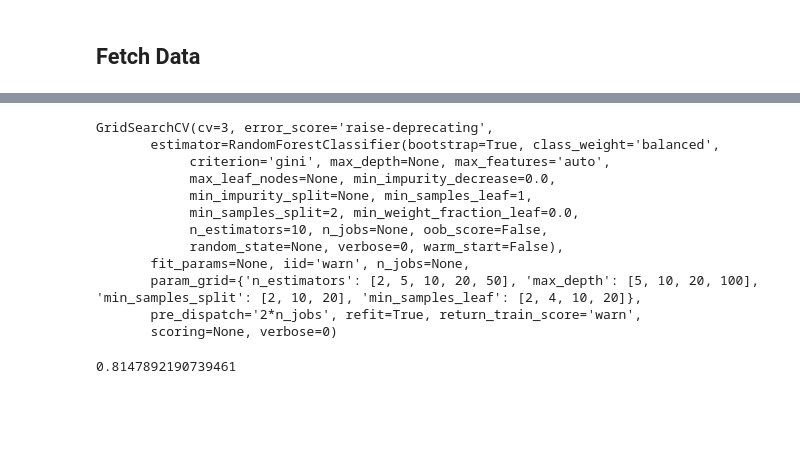
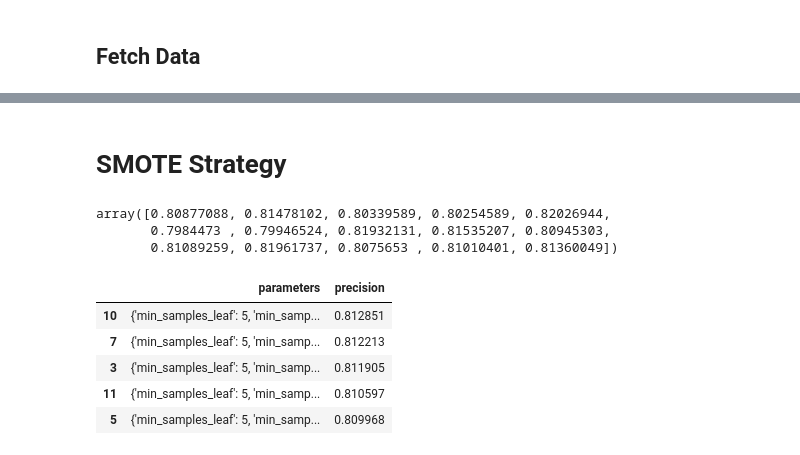
Before and after one commit to caseywasey/Bank-Marketing-Data-Set-Example-Project, a Jupyter notebook: Bank Project - Resampling.ipynb, the cells around one changed output, grey strips where cells are left out. Drawn from its saved outputs; the diff is of its cells as text; code cells hidden in the pictures; blank space fills up the shorter version.

```diff
--- a/Bank Project - Resampling.ipynb
+++ b/Bank Project - Resampling.ipynb
@@ -92,6 +163,16 @@ GaussianNB(priors=None, var_smoothing=1e-09)
+# %%
+rtree = RandomForestClassifier()
+dtree = DecisionTreeClassifier()
+lreg = LogisticRegression()
+nbayes = GaussianNB()
+
+rtree.fit(ct.fit_transform(X_train),y_train)
+dtree.fit(ct.fit_transform(X_train),y_train)
+lreg.fit(ct.fit_transform(X_train),y_train)
+nbayes.fit(ct.fit_transform(X_train),y_train)
 # %%
-plt.figure(figsize=(10,8))
-from matplotlib.pyplot import cm
+plt.figure(figsize=(10,5))
+
 color=iter(cm.rainbow(np.linspace(0,1,4)))
 model_dict = {'NaiveBayes':nbayes,'LogisticRegression':lreg,'DecisionTreeClassifier':dtree,'RandomForestClassifier':rtree}
 
@@ -99,15 +180,13 @@ for model in model_dict.keys():
     y_score = model_dict[model].predict_proba(ct.fit_transform(X_test))
     fpr, tpr, thresholds = roc_curve(y_test, y_score[:, 1])
     roc_auc = auc(fpr, tpr)
-    lw = 2
-    c = next(color)
-    plt.plot(fpr, tpr, lw=lw, color = c, label=model + ': %0.2f' % roc_auc)
-    plt.plot([0, 1], [0, 1], color='navy', lw=lw, linestyle='--')
+    plt.plot(fpr, tpr, lw=2, color = next(color), label=model + ': %0.2f' % roc_auc)
+    plt.plot([0, 1], [0, 1], color='navy', lw=2, linestyle='--')
 
 plt.xlim([0.0, 1.0])
 plt.ylim([0.0, 1.05])
 plt.xlabel('False Positive Rate')
 plt.ylabel('True Positive Rate')
-plt.title('Receiver operating characteristic example')
+plt.title('ROC Curves\nUpsampling')
 plt.legend(loc="lower right")
 plt.show()
@@ -119,23 +193,2 @@ prec_scorer = make_scorer(precision_score)
-# %%
-rtree_params = {'n_estimators':[2,5,10,20,50],'max_depth':[5,10,20,100],
- 'min_samples_split':[2,10,20],
-  'min_samples_leaf':[2,4,10,20]}
-clf = GridSearchCV(rtree, cv=3, param_grid = rtree_params)
-clf.fit(ct.fit_transform(X_train), y_train)
-# %% [output]
-GridSearchCV(cv=3, error_score='raise-deprecating',
-       estimator=RandomForestClassifier(bootstrap=True, class_weight='balanced',
-            criterion='gini', max_depth=None, max_features='auto',
-            max_leaf_nodes=None, min_impurity_decrease=0.0,
-            min_impurity_split=None, min_samples_leaf=1,
-            min_samples_split=2, min_weight_fraction_leaf=0.0,
-            n_estimators=10, n_jobs=None, oob_score=False,
-            random_state=None, verbose=0, warm_start=False),
-       fit_params=None, iid='warn', n_jobs=None,
-       param_grid={'n_estimators': [2, 5, 10, 20, 50], 'max_depth': [5, 10, 20, 100], 'min_samples_split': [2, 10, 20], 'min_samples_leaf': [2, 4, 10, 20]},
-       pre_dispatch='2*n_jobs', refit=True, return_train_score='warn',
-       scoring=None, verbose=0)
-# %%
-precision_score(y_test, clf.predict(ct.transform(X_test)))
-# %% [output]
-0.8147892190739461
+# %% [markdown]
+# SMOTE Strategy
@@ -141,0 +197,27 @@ precision_score(y_test, clf.predict(ct.transform(X_test)))
+# %%
+sm = SMOTE(sampling_strategy = 0.5, random_state=101)
+
+X_train, X_test, y_train, y_test = train_test_split(df_t.drop(['y_trans'],axis=1), df_t.y_trans, stratify = df_t.y_trans, random_state = 101, test_size = 0.25)
+
+X_res, y_res = sm.fit_resample(ct.fit_transform(X_train), y_train)
+rtree = RandomForestClassifier(class_weight='balanced')
+rtree_params = {'n_estimators':[5,10,15,20], 'min_samples_split':[2,5,10,20], 'min_samples_leaf':[5, 10, 20, 25]}
+clf = GridSearchCV(rtree, cv=5, param_grid = rtree_params, scoring=prec_scorer)
+clf.fit(X_res, y_res)
+
+cv = RepeatedStratifiedKFold(n_splits=5, n_repeats=3, random_state=101)
+scores = cross_val_score(clf.best_estimator_, X_res, y_res, scoring=prec_scorer, cv=cv)
+scores
+# %% [output]
+array([0.80877088, 0.81478102, 0.80339589, 0.80254589, 0.82026944,
+       0.7984473 , 0.79946524, 0.81932131, 0.81535207, 0.80945303,
+       0.81089259, 0.81961737, 0.8075653 , 0.81010401, 0.81360049])
+# %%
+pd.DataFrame(data = np.stack([clf.cv_results_['params'],clf.cv_results_['mean_test_score']],axis=1), columns = ['parameters','precision']).sort_values(by='precision',ascending=False).head()
+# %% [output]
+|  | parameters | precision |
+| 10 | {'min_samples_leaf': 5, 'min_samp... | 0.812851 |
+| 7 | {'min_samples_leaf': 5, 'min_samp... | 0.812213 |
+| 3 | {'min_samples_leaf': 5, 'min_samp... | 0.811905 |
+| 11 | {'min_samples_leaf': 5, 'min_samp... | 0.810597 |
+| 5 | {'min_samples_leaf': 5, 'min_samp... | 0.809968 |
```
Also changed, not shown: parts of 21 cells of this notebook.
